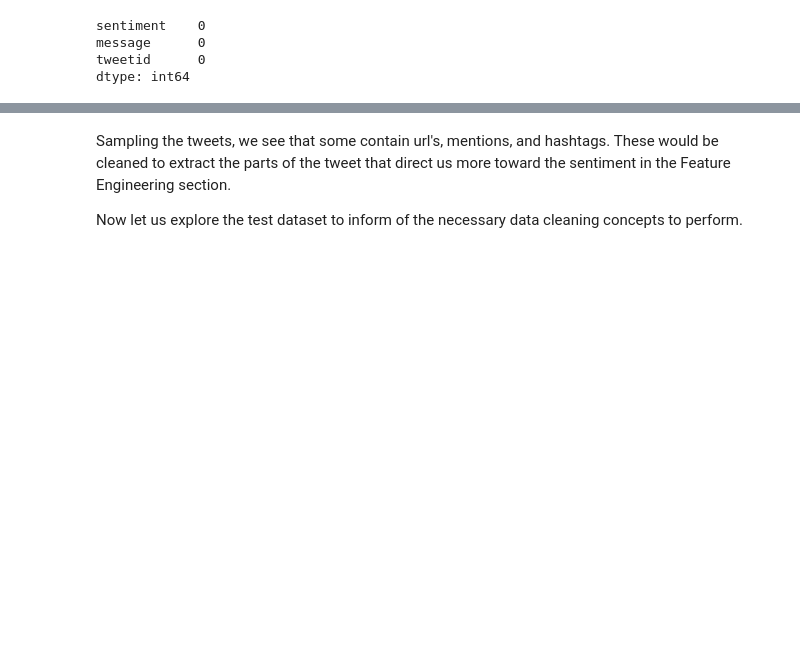
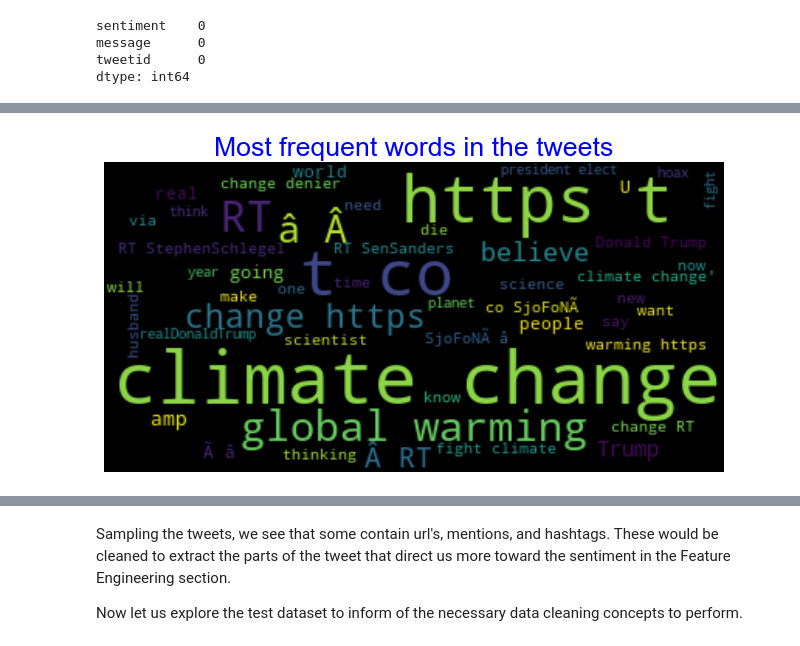
Before and after one commit to JessWN/2110ACDS_T13, a Jupyter notebook: 2110ACDS_T13.ipynb, the cells around one changed output, grey strips where cells are left out. Cells and saved outputs as stored; diff of their text form; code cells hidden in the pictures; blank space fills up the shorter version.

Commit message:
290322 - EDA WordClouds created

```diff
--- a/2110ACDS_T13.ipynb
+++ b/2110ACDS_T13.ipynb
@@ -384,0 +371,12 @@ Review 5:
+# %%
+wordcloud = WordCloud(max_font_size=50, max_words=50, background_color="black").generate(' '.join(train_df['message']))
+plt.figure(figsize=(10,6), dpi=80)
+
+# Display the generated image:
+# the matplotlib way:
+plt.imshow(wordcloud, interpolation='bilinear')
+plt.title('Most frequent words in the tweets', fontsize = 24, color = 'blue')
+plt.axis("off")
+plt.show()
+# %% [output]
+[figure, added]
```
Also changed, not shown: parts of 32 cells of this notebook.
